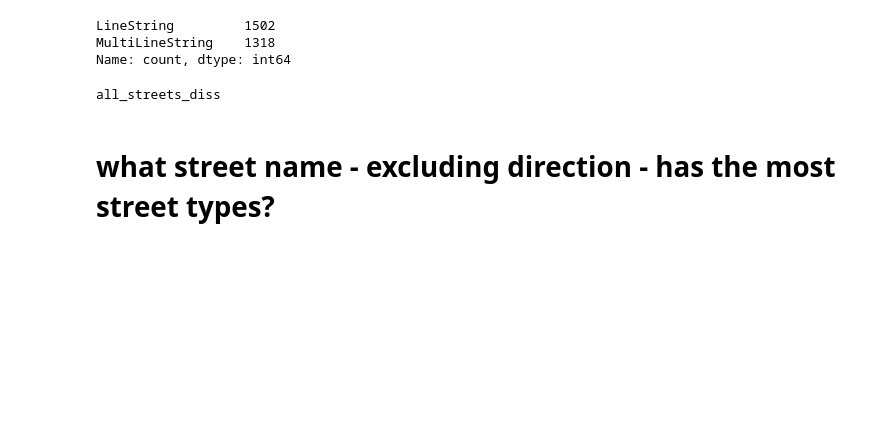
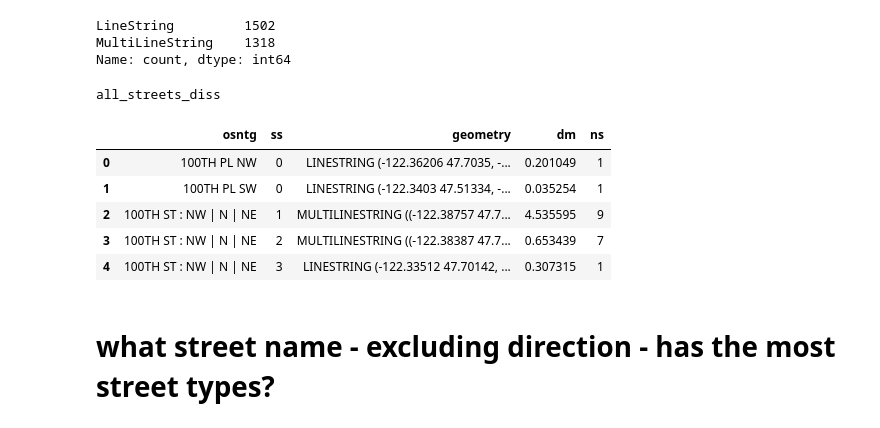
Before and after one commit to mike-babb/seattle_streets, a Jupyter notebook: code/step_05_prepare_graphs_and_stats.ipynb, the cells around one changed output. Saved outputs shown, nothing was run; the diff lists cells and outputs as text; code cells hidden in the pictures; blank space fills up the shorter version.

Commit message:
interim checkin 2025_02_08_17_18_59

```diff
--- a/code/step_05_prepare_graphs_and_stats.ipynb
+++ b/code/step_05_prepare_graphs_and_stats.ipynb
@@ -138,5 +139,6 @@ testo.head()
 | 3 | 100TH ST NW_N_NE | 2 | MULTILINESTRING ((-122.38387 47.7... | 0.653439 | 7 |
 | 4 | 100TH ST NW_N_NE | 3 | LINESTRING (-122.33512 47.70142, ... | 0.307315 | 1 |
 # %%
-testo.columns = ['osntg', 'ss', 'geometry', 'dm', 'ns']
+# rename
+diss_gdf.columns = ['osntg', 'ss', 'geometry', 'dm', 'ns']
 # %%
@@ -163,5 +165,5 @@ def format_osntg(sn):
         outcome = sn
     return outcome
 # %%
-testo['osntg'] = testo['osntg'].map(format_osntg)
+diss_gdf['osntg'] = diss_gdf['osntg'].map(format_osntg)
 # %%
@@ -180,5 +183,5 @@ MultiLineString    1850
 LineString          970
 Name: count, dtype: int64
 # %%
-testo['geometry'] = testo['geometry'].map(check_MultiLineStrings)
+diss_gdf['geometry'] = diss_gdf['geometry'].map(check_MultiLineStrings)
 # %%
@@ -190 +195,3 @@ Name: count, dtype: int64
+# %%
+diss_gdf['osntg'] = diss_gdf['osntg'].str.replace('CNTR', 'C')
 # %%
@@ -194,6 +201,15 @@ write_json(json_data=out_data, output_file_path ='../maps',
                output_file_name = output_file_name, var_name = 'all_streets_diss')
 # %% [output]
 all_streets_diss
+# %%
+diss_gdf.head()
+# %% [output]
+|  | osntg | ss | geometry | dm | ns |
+| 0 | 100TH PL NW | 0 | LINESTRING (-122.36206 47.7035, -... | 0.201049 | 1 |
+| 1 | 100TH PL SW | 0 | LINESTRING (-122.3403 47.51334, -... | 0.035254 | 1 |
+| 2 | 100TH ST : NW | N | NE | 1 | MULTILINESTRING ((-122.38757 47.7... | 4.535595 | 9 |
+| 3 | 100TH ST : NW | N | NE | 2 | MULTILINESTRING ((-122.38387 47.7... | 0.653439 | 7 |
+| 4 | 100TH ST : NW | N | NE | 3 | LINESTRING (-122.33512 47.70142, ... | 0.307315 | 1 |
 # %% [markdown]
 # what street name - excluding direction - has the most street types?
 # %%
```
Also changed, not shown: parts of 10 cells of this notebook, 7 other files.
